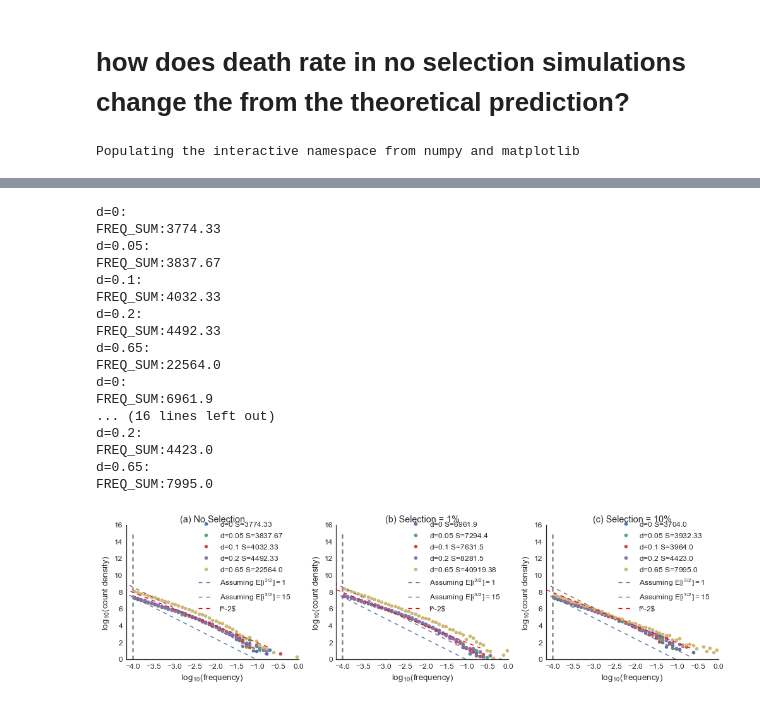
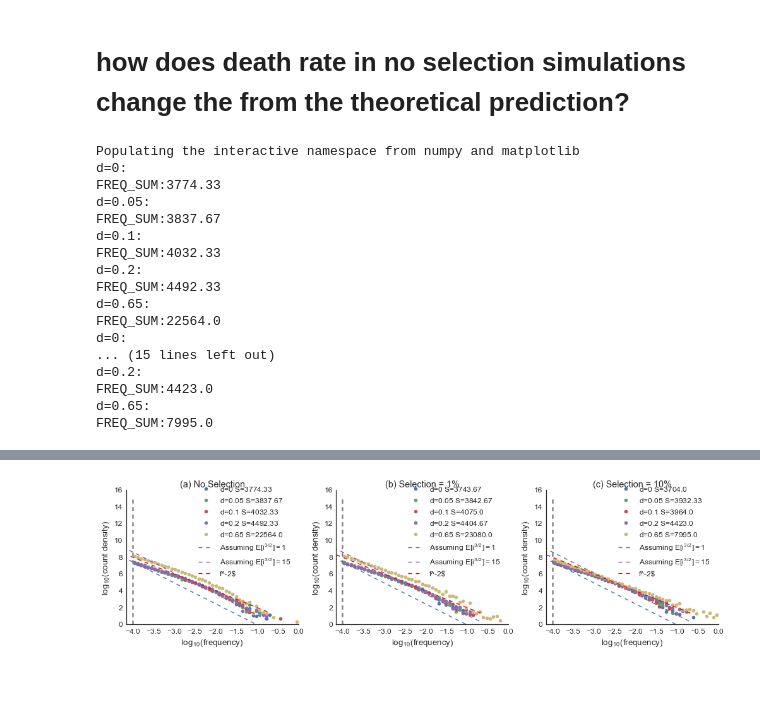
Before and after one commit to zafarali/tumorheterogeneity, a Jupyter notebook: figures/AlleleFrequencySpectra-Neutral.ipynb, the cells around one changed output, grey strips where cells are left out. Cells and saved outputs as stored; diff of their text form; code cells hidden in the pictures.

Commit message:
Fix mixing analysis plot

```diff
--- a/figures/AlleleFrequencySpectra-Neutral.ipynb
+++ b/figures/AlleleFrequencySpectra-Neutral.ipynb
@@ -182,7 +182,7 @@ ax.set_title('(a) No Selection')
 
 
 
-root_folder = '/Volumes/Stockage/u0.03simulations/'
+root_folder = '/Volumes/Stockage/January2018Simulations/model/'
 
 mappings = [ root_folder+'1_0_0_*',
             root_folder+'1_0_005_*',
@@ -240,3 +240,19 @@ fig.tight_layout()
 plt.savefig('./afs-different_selection_rates.pdf', dpi=300)
 # %% [output]
 Populating the interactive namespace from numpy and matplotlib
+d=0:
+FREQ_SUM:3774.33
+d=0.05:
+FREQ_SUM:3837.67
+d=0.1:
+FREQ_SUM:4032.33
+d=0.2:
+FREQ_SUM:4492.33
+d=0.65:
+FREQ_SUM:22564.0
+d=0:
+... (15 lines left out)
+d=0.2:
+FREQ_SUM:4423.0
+d=0.65:
+FREQ_SUM:7995.0
@@ -245,18 +259 @@ WARNING: pylab import has clobbered these variables: ['f']
-d=0:
-FREQ_SUM:3774.33
-d=0.05:
-FREQ_SUM:3837.67
-d=0.1:
-FREQ_SUM:4032.33
-d=0.2:
-FREQ_SUM:4492.33
-d=0.65:
-FREQ_SUM:22564.0
-d=0:
-FREQ_SUM:6961.9
-... (16 lines left out)
-d=0.2:
-FREQ_SUM:4423.0
-d=0.65:
-FREQ_SUM:7995.0
-[figure, old version]
+[figure, new version]
```
Also changed, not shown: parts of 1 cell of this notebook.
